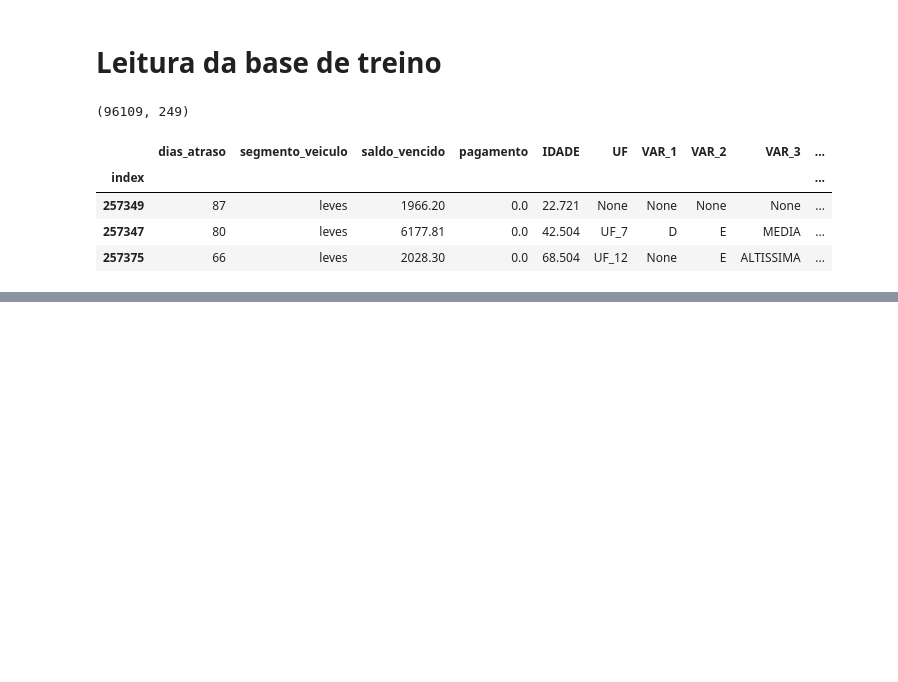
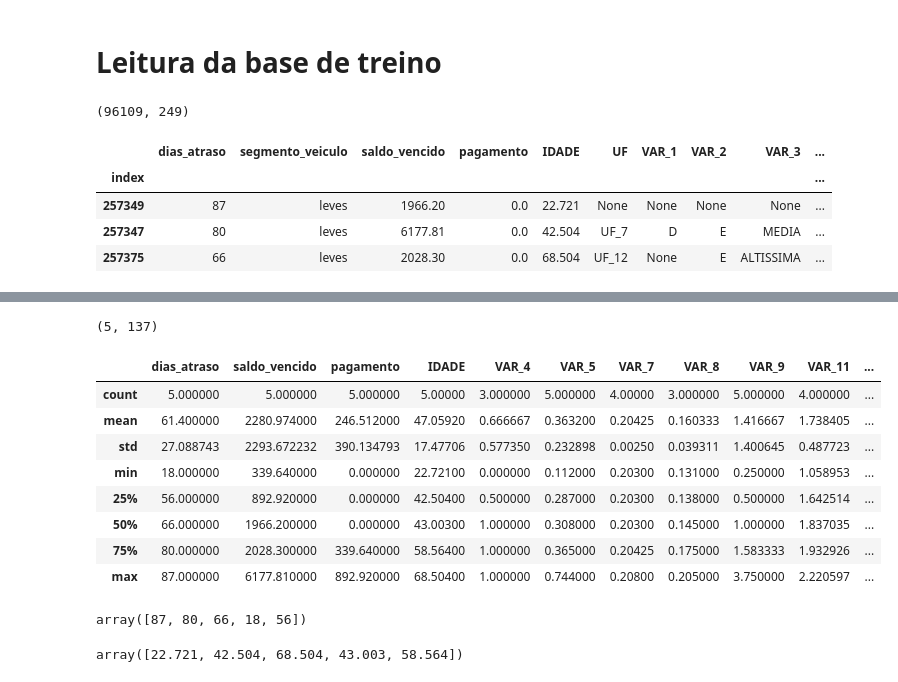
Before and after one commit to HugoCalegari/Estudo_Cobranca, a Jupyter notebook: vCobranca/1.Estudo_Variaveis/1.Exploracao_1.ipynb, the cells around one changed output, grey strips where cells are left out. Drawn from its saved outputs; the diff is of its cells as text; code cells hidden in the pictures; blank space fills up the shorter version.

```diff
--- a/vCobranca/1.Estudo_Variaveis/1.Exploracao_1.ipynb
+++ b/vCobranca/1.Estudo_Variaveis/1.Exploracao_1.ipynb
@@ -105,0 +234,24 @@ dados_full.head().select_dtypes(exclude=['object']).shape
+# %%
+num.shape
+# %% [output]
+(5, 137)
+# %%
+num.describe()
+# %% [output]
+|  | dias_atraso | saldo_vencido | pagamento | IDADE | VAR_4 | VAR_5 | VAR_7 | VAR_8 | VAR_9 | VAR_11 | ... |
+| count | 5.000000 | 5.000000 | 5.000000 | 5.00000 | 3.000000 | 5.000000 | 4.00000 | 3.000000 | 5.000000 | 4.000000 | ... |
+| mean | 61.400000 | 2280.974000 | 246.512000 | 47.05920 | 0.666667 | 0.363200 | 0.20425 | 0.160333 | 1.416667 | 1.738405 | ... |
+| std | 27.088743 | 2293.672232 | 390.134793 | 17.47706 | 0.577350 | 0.232898 | 0.00250 | 0.039311 | 1.400645 | 0.487723 | ... |
+| min | 18.000000 | 339.640000 | 0.000000 | 22.72100 | 0.000000 | 0.112000 | 0.20300 | 0.131000 | 0.250000 | 1.058953 | ... |
+| 25% | 56.000000 | 892.920000 | 0.000000 | 42.50400 | 0.500000 | 0.287000 | 0.20300 | 0.138000 | 0.500000 | 1.642514 | ... |
+| 50% | 66.000000 | 1966.200000 | 0.000000 | 43.00300 | 1.000000 | 0.308000 | 0.20300 | 0.145000 | 1.000000 | 1.837035 | ... |
+| 75% | 80.000000 | 2028.300000 | 339.640000 | 58.56400 | 1.000000 | 0.365000 | 0.20425 | 0.175000 | 1.583333 | 1.932926 | ... |
+| max | 87.000000 | 6177.810000 | 892.920000 | 68.50400 | 1.000000 | 0.744000 | 0.20800 | 0.205000 | 3.750000 | 2.220597 | ... |
+# %%
+num['dias_atraso'].unique()
+# %% [output]
+array([87, 80, 66, 18, 56])
+# %%
+num['IDADE'].unique()
+# %% [output]
+array([22.721, 42.504, 68.504, 43.003, 58.564])
```
Also changed, not shown: parts of 17 cells of this notebook.
